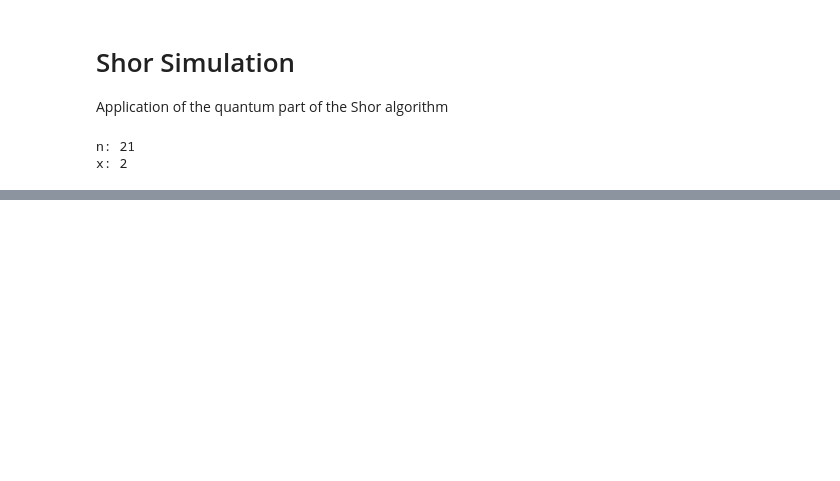
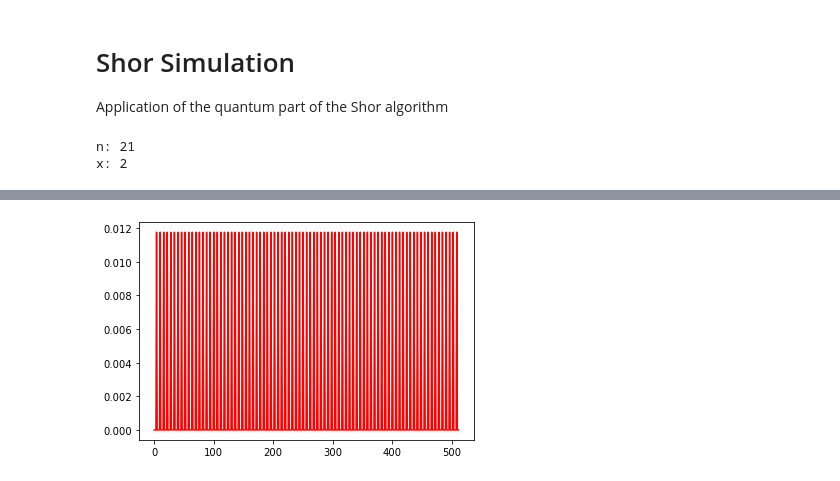
Before and after one commit to jt9485/shor, a Jupyter notebook: notebook.ipynb, the cells around one changed output, grey strips where cells are left out. Drawn from its saved outputs; the diff is of its cells as text; code cells hidden in the pictures; blank space fills up the shorter version.

```diff
--- a/notebook.ipynb
+++ b/notebook.ipynb
@@ -33 +39,7 @@ plt.show()
+# %%
+prob = quantum.psi_3(x, n, prob, n_states)
+plt.plot(prob, 'r')
+plt.show()
+# %% [output]
+[figure, added]
 # %%
```
Also changed, not shown: parts of 7 cells of this notebook.
